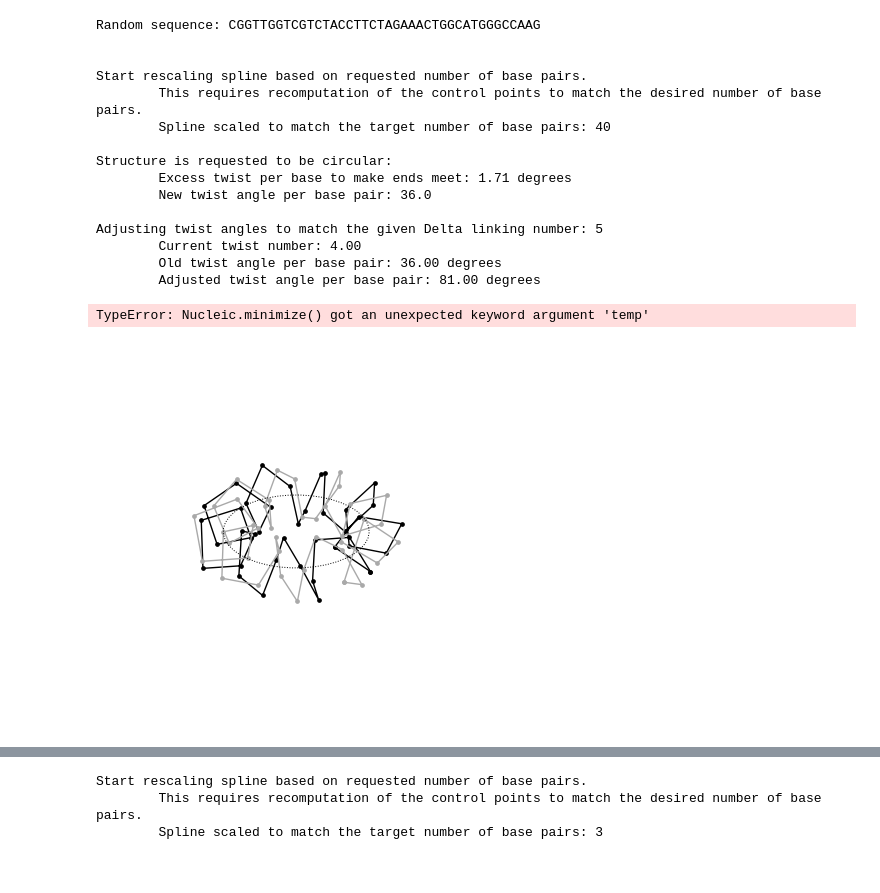
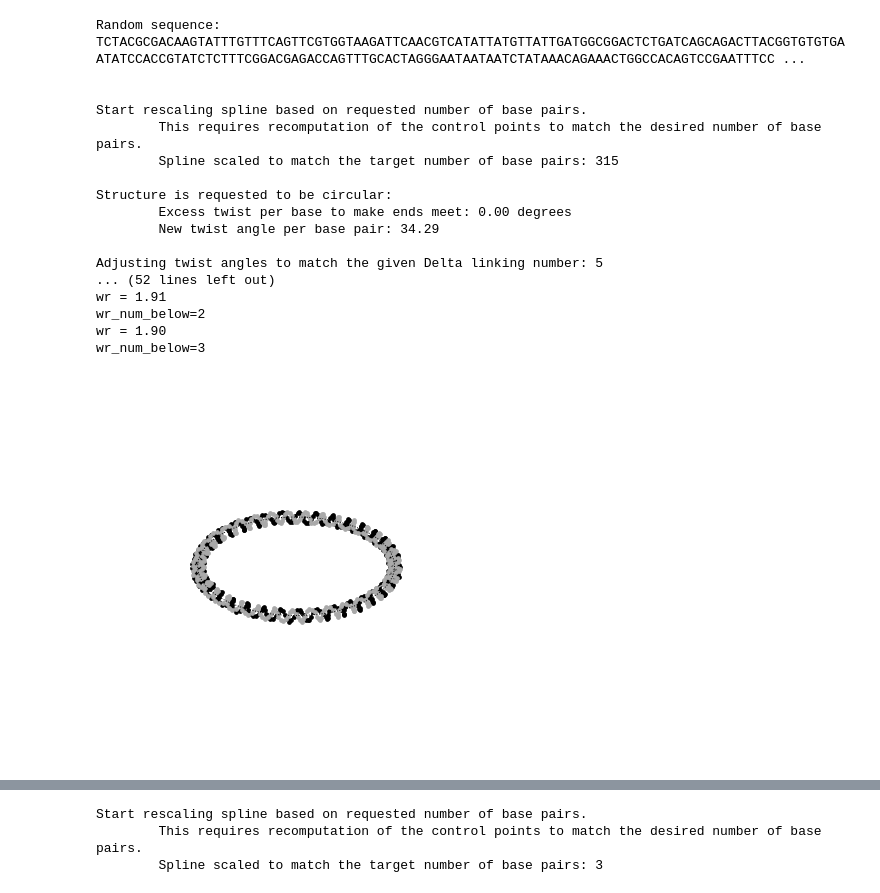
Before and after one commit to Heezch/mdna, a Jupyter notebook: studies/_orchestrate/demo.ipynb, the cells around one changed output, grey strips where cells are left out. Cells and saved outputs as stored; diff of their text form; code cells hidden in the pictures.

```diff
--- a/studies/_orchestrate/demo.ipynb
+++ b/studies/_orchestrate/demo.ipynb
@@ -17,24 +61,27 @@ joblib is not installed. Falling back to sequential computation.
 # %%
 shape = mdna.Shapes.circle(10)
-nuc = mdna.make(control_points=shape,n_bp=40,closed=True,dLk=5)
+nuc = mdna.make(control_points=shape,n_bp=315,closed=True,dLk=5)
+nuc.describe()
 nuc.draw()
-nuc.minimize(equilibrate_writhe=False,simple=True,exvol_rad=0, temperature==300)
-nuc.draw()
+nuc.minimize(equilibrate_writhe=True,simple=True,exvol_rad=2, temperature=300)
+traj = nuc.get_traj()
+traj.save('315nuc.pdb')
 # %% [output]
-Random sequence: CGGTTGGTCGTCTACCTTCTAGAAACTGGCATGGGCCAAG
+Random sequence: TCTACGCGACAAGTATTTGTTTCAGTTCGTGGTAAGATTCAACGTCATATTATGTTATTGATGGCGGACTCTGATCAGCAGACTTACGGTGTGTGAATATCCACCGTATCTCTTTCGGACGAGACCAGTTTGCACTAGGGAATAATAATCTATAAACAGAAACTGGCCACAGTCCGAATTTCC ...
 
 
 Start rescaling spline based on requested number of base pairs.
         This requires recomputation of the control points to match the desired number of base pairs.
-        Spline scaled to match the target number of base pairs: 40
+        Spline scaled to match the target number of base pairs: 315
 
 Structure is requested to be circular:
-        Excess twist per base to make ends meet: 1.71 degrees
-        New twist angle per base pair: 36.0
+        Excess twist per base to make ends meet: 0.00 degrees
+        New twist angle per base pair: 34.29
 
 Adjusting twist angles to match the given Delta linking number: 5
-        Current twist number: 4.00
-        Old twist angle per base pair: 36.00 degrees
-        Adjusted twist angle per base pair: 81.00 degrees
+... (52 lines left out)
+wr = 1.91
+wr_num_below=2
+wr = 1.90
+wr_num_below=3
-TypeError: Nucleic.minimize() got an unexpected keyword argument 'temp'
-[figure, old version]
+[figure, new version]
```
Also changed, not shown: parts of 10 cells of this notebook, 4 other files.
